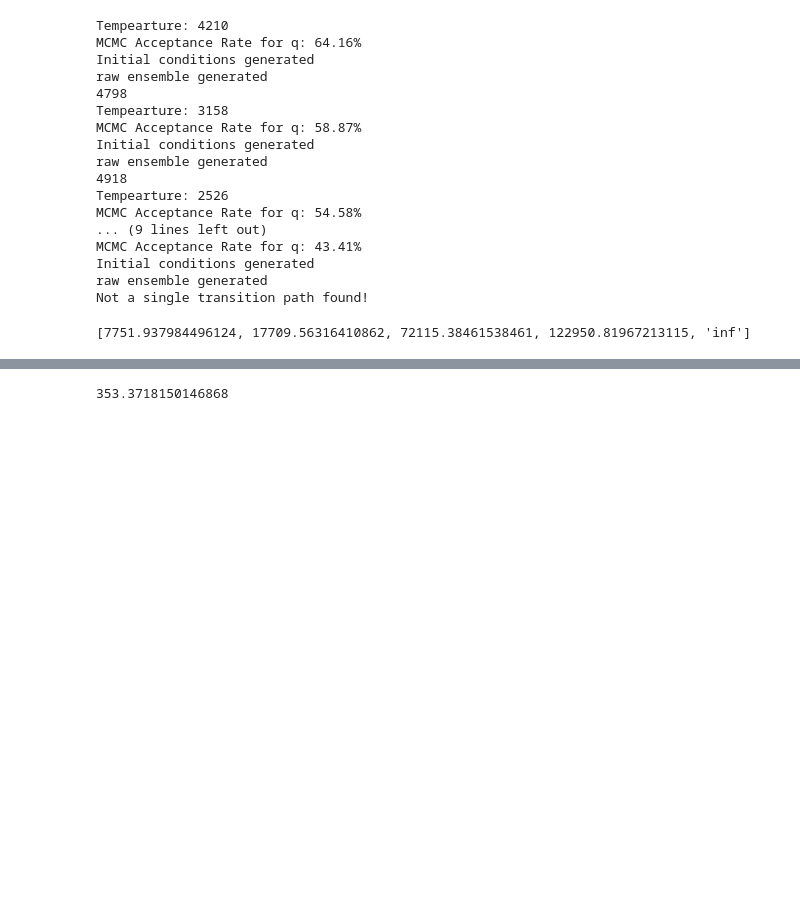
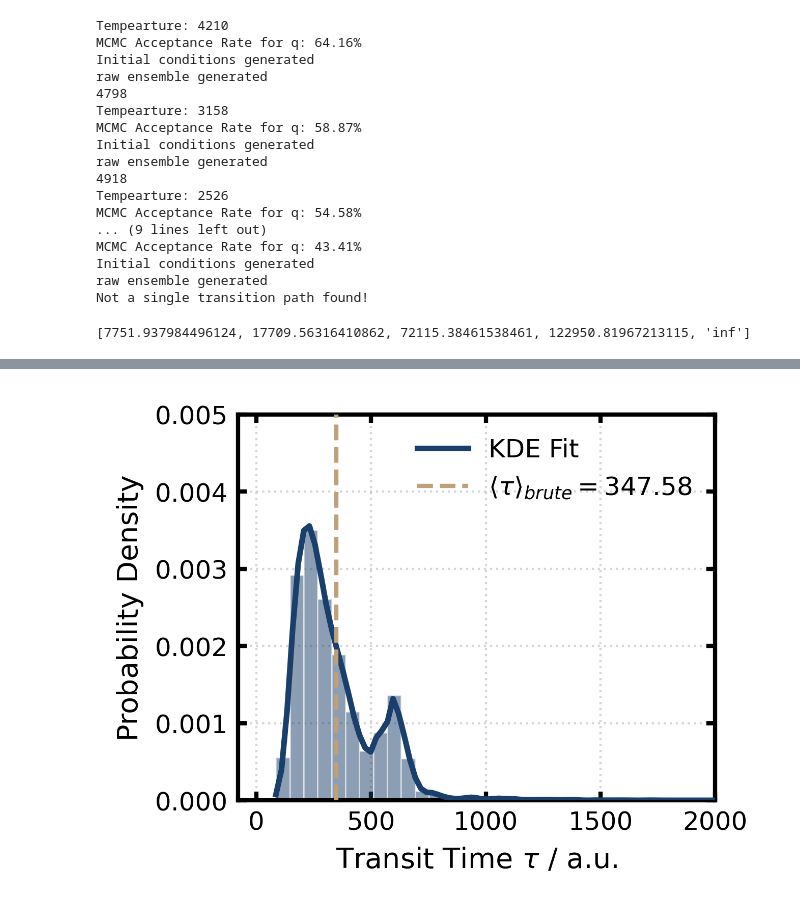
Before and after one commit to Chikakoyanagida/NATPS, a Jupyter notebook: brute_force.ipynb, the cells around one changed output, grey strips where cells are left out. Cells and saved outputs as stored; diff of their text form; code cells hidden in the pictures; blank space fills up the shorter version.

```diff
--- a/brute_force.ipynb
+++ b/brute_force.ipynb
@@ -125,5 +206,5 @@ print(ratio_lst)
 # %%
-num_samples = 5000
+num_samples = 33000
 mass = 1836.15
 epsilon = 0.05
 Vc = 0.2 * epsilon
@@ -190,7 +271,6 @@ for traj in ensemble:
             current_basin = 'B'
             last_basin_idx = i
 
-
 total_step_in_ensemble = max_timestep * num_samples
 
 if len(extracted_paths) == 0:
@@ -199,9 +279,15 @@ if len(extracted_paths) == 0:
 else:
     ratio = total_step_in_ensemble/len(extracted_paths)
 
-print(skip_count)
+print('Failure rate from sampling:', 1-skip_count/num_samples)
 
 transition_path_ensemble = extracted_paths
 
+transition_times = [(len(transition_path_ensemble[i])-1)*dt for i in range(len(transition_path_ensemble))]
+
 mean_transition_time = np.mean([(len(transition_path_ensemble[i])-1)*dt for i in range(len(transition_path_ensemble))])
+
+
+
+print(mean_transition_time)
 # %% [output]
@@ -212,4 +320,4 @@ raw ensemble generated
 # %%
-print(mean_transition_time)
+plot_transit_time_dist_publish(transition_times, mean_transition_time)
 # %% [output]
-353.3718150146868
+[figure, added]
```
Also changed, not shown: parts of 4 cells of this notebook, 6 other files.
